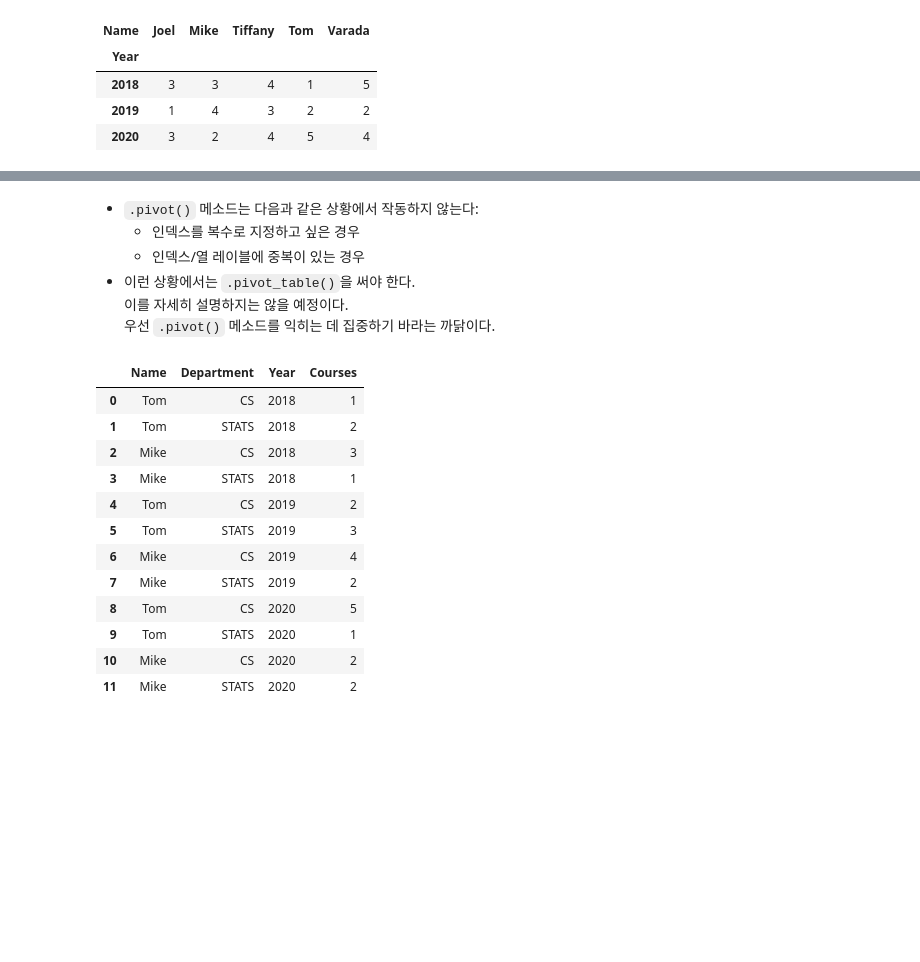
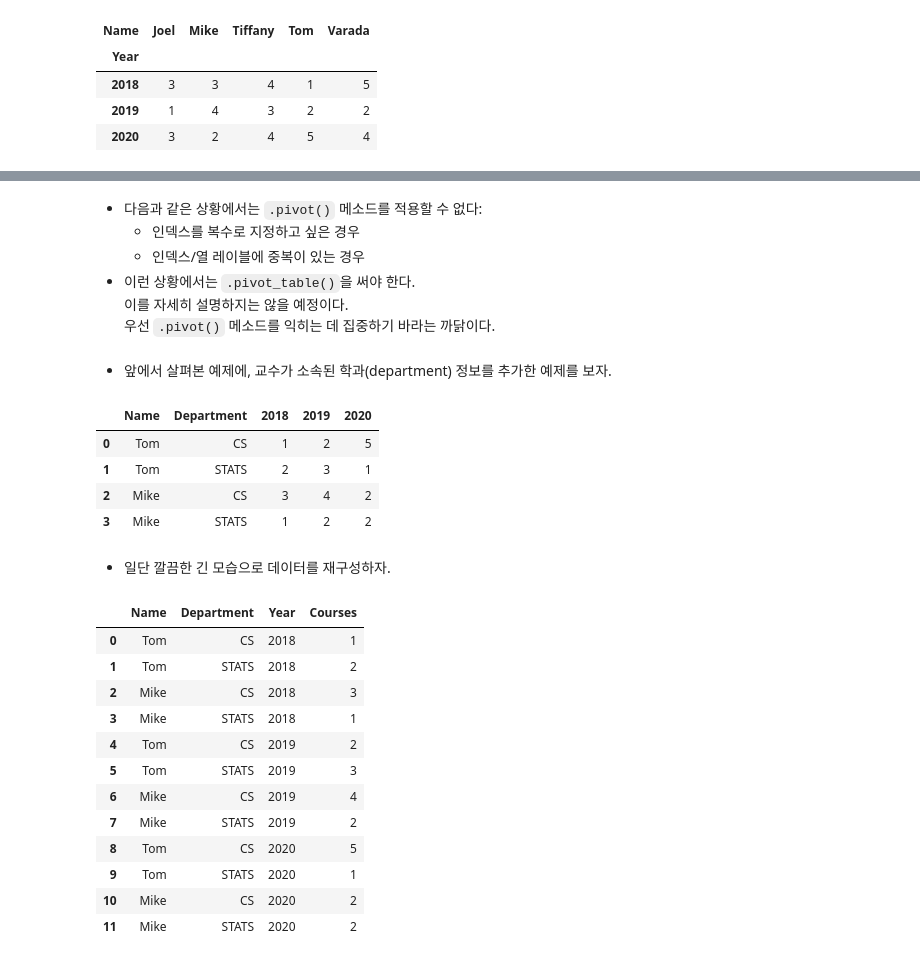
Before and after one commit to logistex/vd21, a Jupyter notebook: nt05_wrangling_basics/wrangling-basics.ipynb, the cells around one changed output, grey strips where cells are left out. Drawn from its saved outputs; the diff is of its cells as text; code cells hidden in the pictures; blank space fills up the shorter version.

```diff
--- a/nt05_wrangling_basics/wrangling-basics.ipynb
+++ b/nt05_wrangling_basics/wrangling-basics.ipynb
@@ -817,8 +1002,26 @@ df_melt.pivot(index='Year',
 # %% [markdown]
-- `.pivot()` 메소드는 다음과 같은 상황에서 작동하지 않는다:
+- 다음과 같은 상황에서는 `.pivot()` 메소드를 적용할 수 없다:
   - 인덱스를 복수로 지정하고 싶은 경우
   - 인덱스/열 레이블에 중복이 있는 경우
 - 이런 상황에서는 `.pivot_table()`을 써야 한다.
   이를 자세히 설명하지는 않을 예정이다.
   우선 `.pivot()` 메소드를 익히는 데 집중하기 바라는 까닭이다.
+# %% [markdown]
+- 앞에서 살펴본 예제에, 교수가 소속된 학과(department) 정보를 추가한 예제를 보자.
+# %%
+df = pd.DataFrame({
+    "Name": ["Tom", "Tom", "Mike", "Mike"],
+    "Department": ["CS", "STATS", "CS", "STATS"],  # 학과 열 추가
+    "2018": [1, 2, 3, 1],
+    "2019": [2, 3, 4, 2],
+    "2020": [5, 1, 2, 2]})
+df                                                 # 학과 열이 추가된 df 확인
+# %% [output]
+|  | Name | Department | 2018 | 2019 | 2020 |
+| 0 | Tom | CS | 1 | 2 | 5 |
+| 1 | Tom | STATS | 2 | 3 | 1 |
+| 2 | Mike | CS | 3 | 4 | 2 |
+| 3 | Mike | STATS | 1 | 2 | 2 |
+# %% [markdown]
+- 일단 깔끔한 긴 모습으로 데이터를 재구성하자.
 # %%
```
Also changed, not shown: parts of 112 cells of this notebook, 1 other file.
